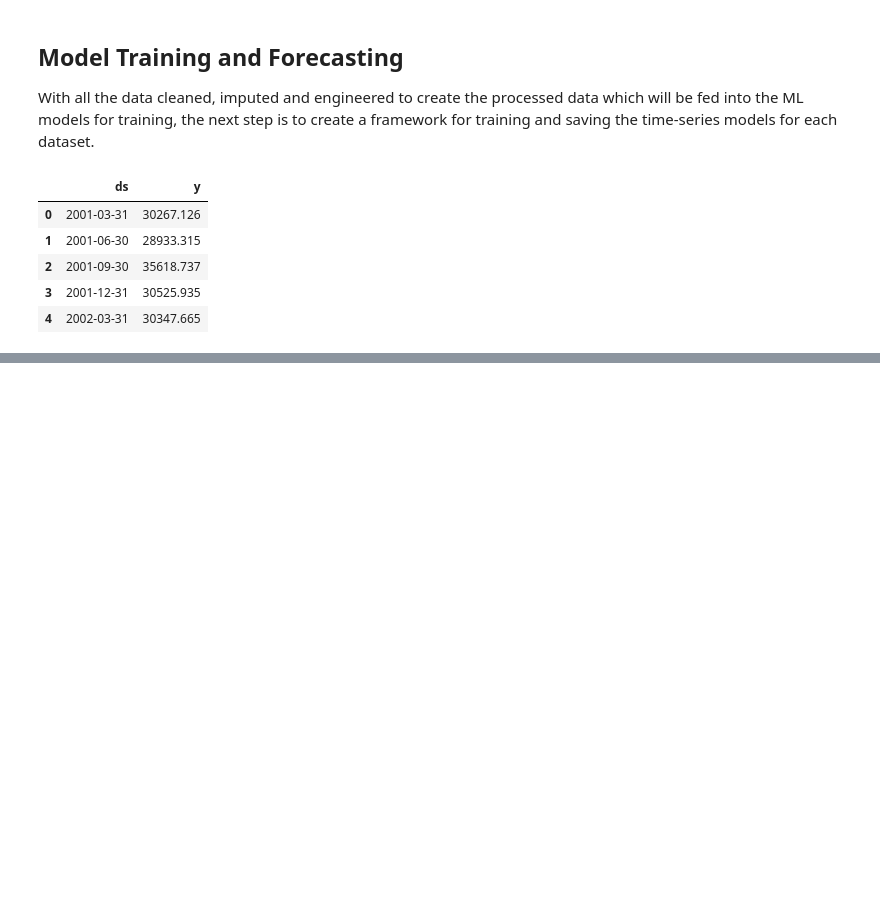
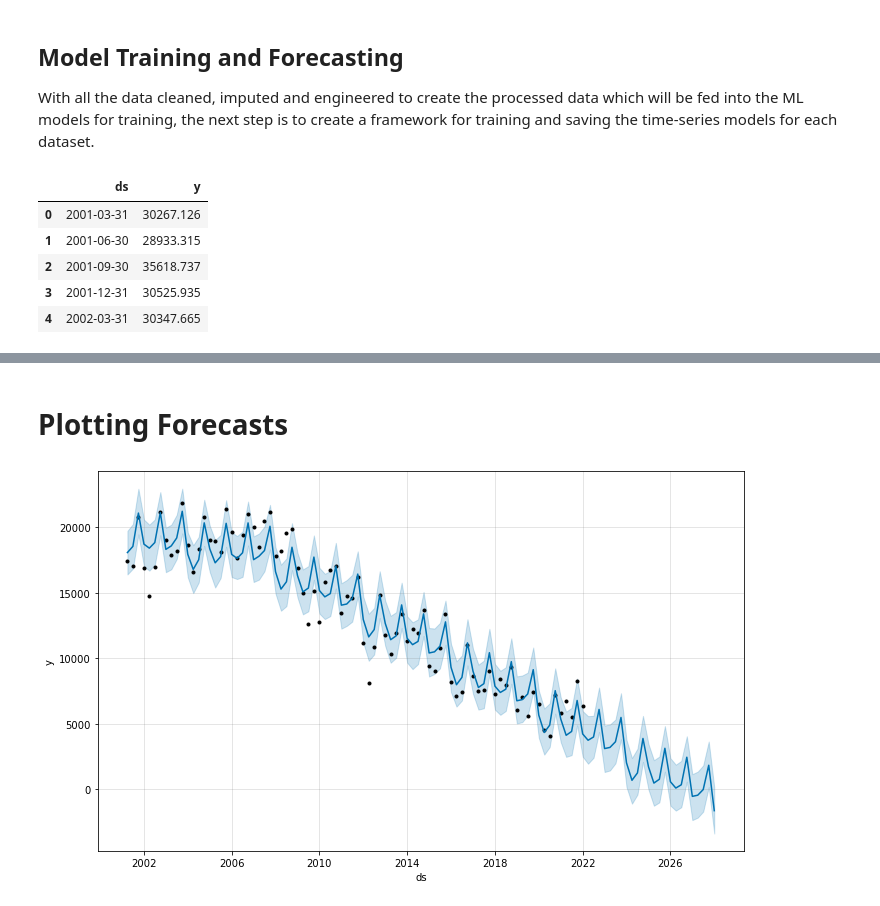
Before and after one commit to devanshmalik/emissions-oracle, a Jupyter notebook: notebooks/0.5-create-base-models-and-forecasts.ipynb, the cells around one changed output, grey strips where cells are left out. Drawn from its saved outputs; the diff is of its cells as text; code cells hidden in the pictures; blank space fills up the shorter version.

Commit message:
Create individual and combined forecasts for all models

```diff
--- a/notebooks/0.5-create-base-models-and-forecasts.ipynb
+++ b/notebooks/0.5-create-base-models-and-forecasts.ipynb
@@ -87,5 +99,4 @@ df_all_fuels.head()
 # %%
-df_coal.columns = ['ds', 'y']
-m = Prophet()
+m = Prophet(growth='logistic')
 m.fit(df_coal)
 # %% [output]
@@ -112,0 +104,3 @@ Iteration 112. Log joint probability =    177.424. Improved by 8.07245e-09.
+# %%
+future = m.make_future_dataframe(periods=24, freq='Q')
+future.tail()
@@ -112,0 +114,6 @@ Iteration 112. Log joint probability =    177.424. Improved by 8.07245e-09.
+# %%
+# future['cap'] = df_coal.y.max()
+future['floor'] = 0
+forecast = m.predict(future)
+# forecast[['ds', 'yhat', 'yhat_lower', 'yhat_upper']].tail()
+forecast.tail()
@@ -112,0 +127,3 @@ Iteration 112. Log joint probability =    177.424. Improved by 8.07245e-09.
+# %%
+forecast['y'] = m.history['y'].combine_first(forecast['yhat'])
+forecast.head()
@@ -239,0 +267,6 @@ Iteration 88. Log joint probability =    150.199. Improved by 8.05645e-09.
+# %% [markdown]
+# Plotting Forecasts
+# %%
+fig1 = m.plot(forecast, plot_cap=True, uncertainty=True)
+# %% [output]
+[figure, added]
```
Also changed, not shown: parts of 9 cells of this notebook, 2 other files.
